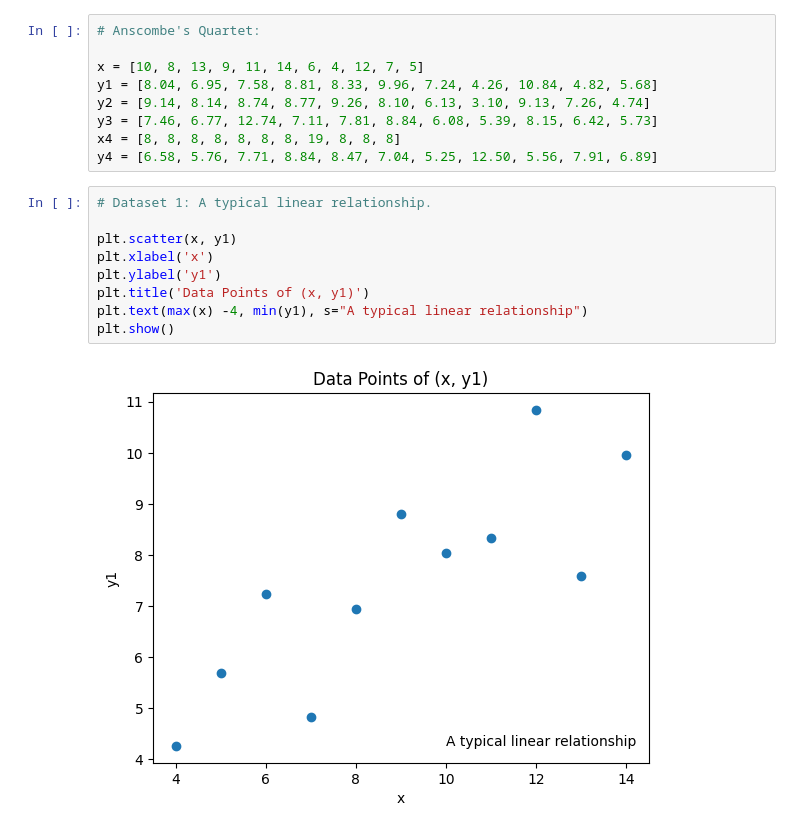
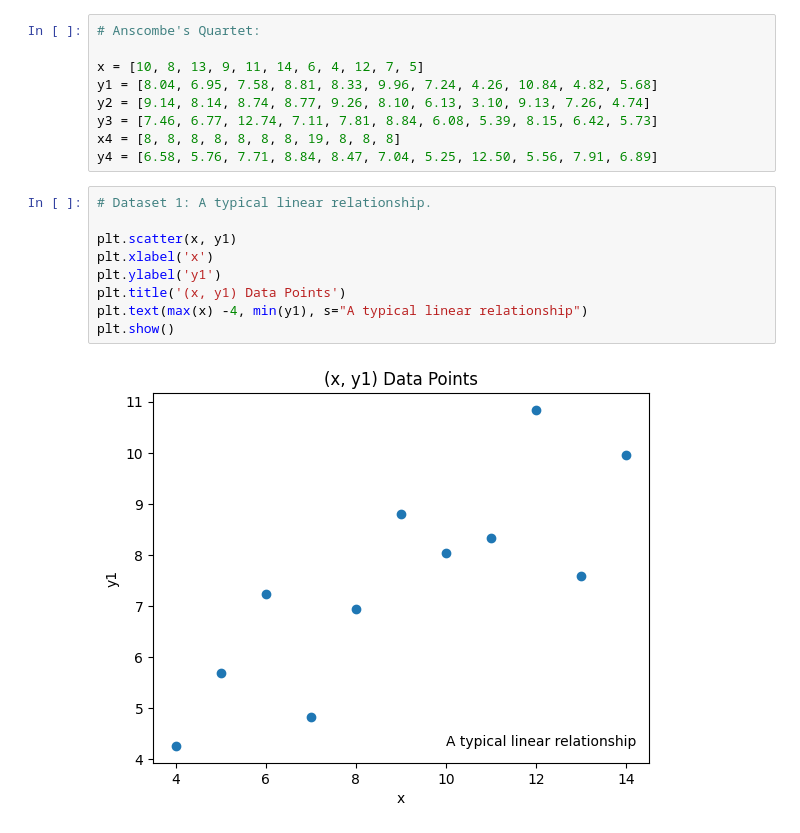
Before and after one commit to kamangirkhan/Data110, a Jupyter notebook: ArashNateghian_data110_week2_sp25.ipynb, the cells around one changed output. Drawn from its saved outputs; the diff is of its cells as text.

```diff
--- a/ArashNateghian_data110_week2_sp25.ipynb
+++ b/ArashNateghian_data110_week2_sp25.ipynb
@@ -115,14 +115,14 @@ y4 = [6.58, 5.76, 7.71, 8.84, 8.47, 7.04, 5.25, 12.50, 5.56, 7.91, 6.89]
 # %%
 # Dataset 1: A typical linear relationship.
 
 plt.scatter(x, y1)
 plt.xlabel('x')
 plt.ylabel('y1')
-plt.title('Data Points of (x, y1)')
+plt.title('(x, y1) Data Points')
 plt.text(max(x) -4, min(y1), s="A typical linear relationship")
 plt.show()
 # %% [output]
-[figure, old version]
+[figure, new version]
 # %%
 # Calculate the slope (m) and intercept (b) of the line using np.polyfit
 m, b = np.polyfit(x, y1, 1)
```
Also changed, not shown: parts of 7 cells of this notebook.
